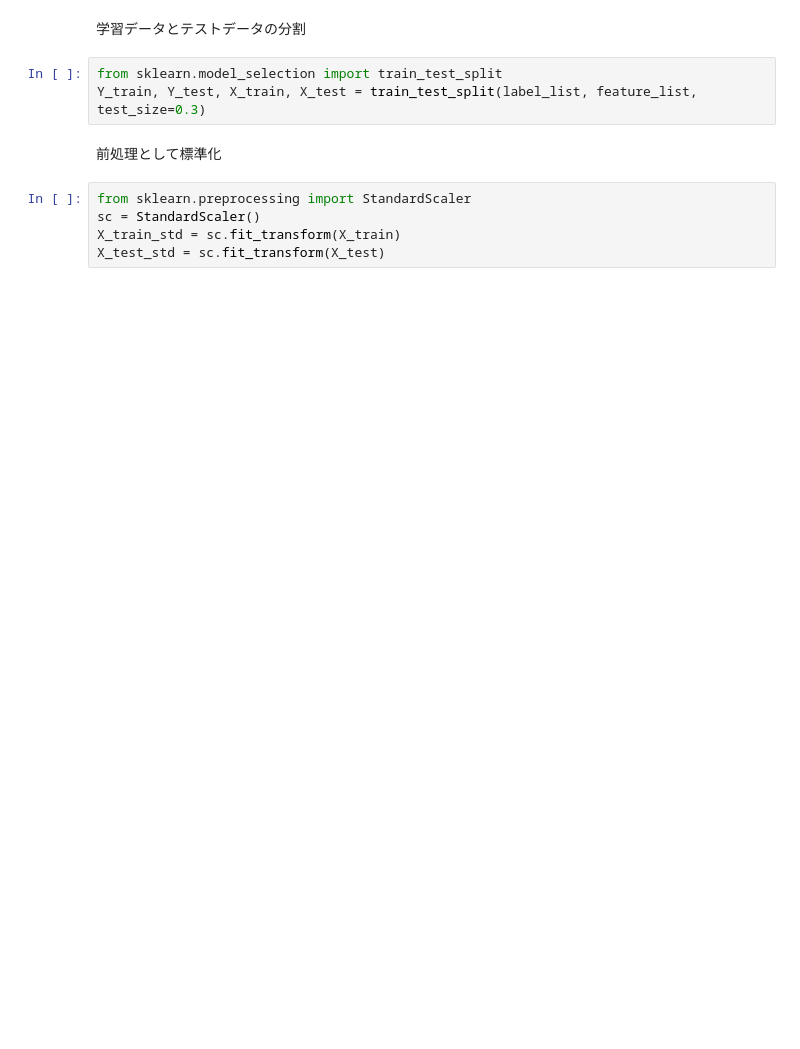
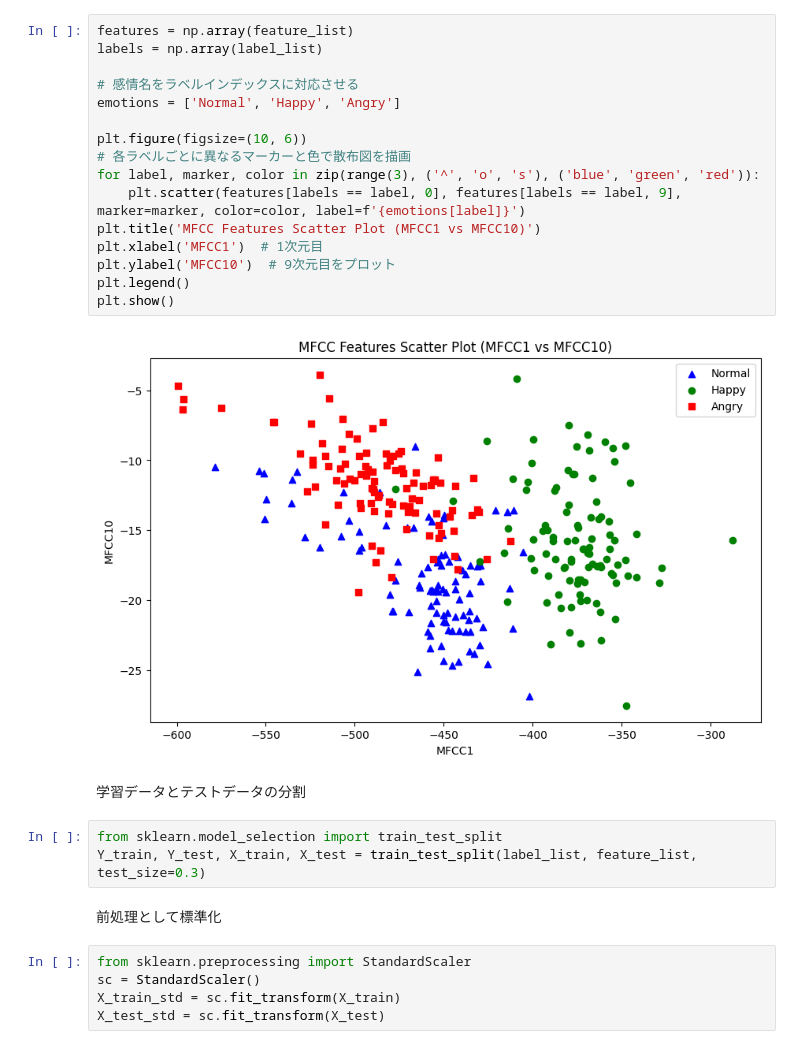
Before and after one commit to tsunufu/emotionJudgment, a Jupyter notebook: emotionJudgement.ipynb, the cells around one changed output. Cells and saved outputs as stored; diff of their text form; blank space fills up the shorter version.

```diff
--- a/emotionJudgement.ipynb
+++ b/emotionJudgement.ipynb
@@ -29,3 +50,21 @@ for path in paths:
+# %%
+features = np.array(feature_list)
+labels = np.array(label_list)
+
+# 感情名をラベルインデックスに対応させる
+emotions = ['Normal', 'Happy', 'Angry']
+
+plt.figure(figsize=(10, 6))
+# 各ラベルごとに異なるマーカーと色で散布図を描画
+for label, marker, color in zip(range(3), ('^', 'o', 's'), ('blue', 'green', 'red')):
+    plt.scatter(features[labels == label, 0], features[labels == label, 9], marker=marker, color=color, label=f'{emotions[label]}')
+plt.title('MFCC Features Scatter Plot (MFCC1 vs MFCC10)')
+plt.xlabel('MFCC1')  # 1次元目
+plt.ylabel('MFCC10')  # 9次元目をプロット
+plt.legend()
+plt.show()
+# %% [output]
+[figure, added]
 # %% [markdown]
 学習データとテストデータの分割
 # %%
```
Also changed, not shown: parts of 8 cells of this notebook.
